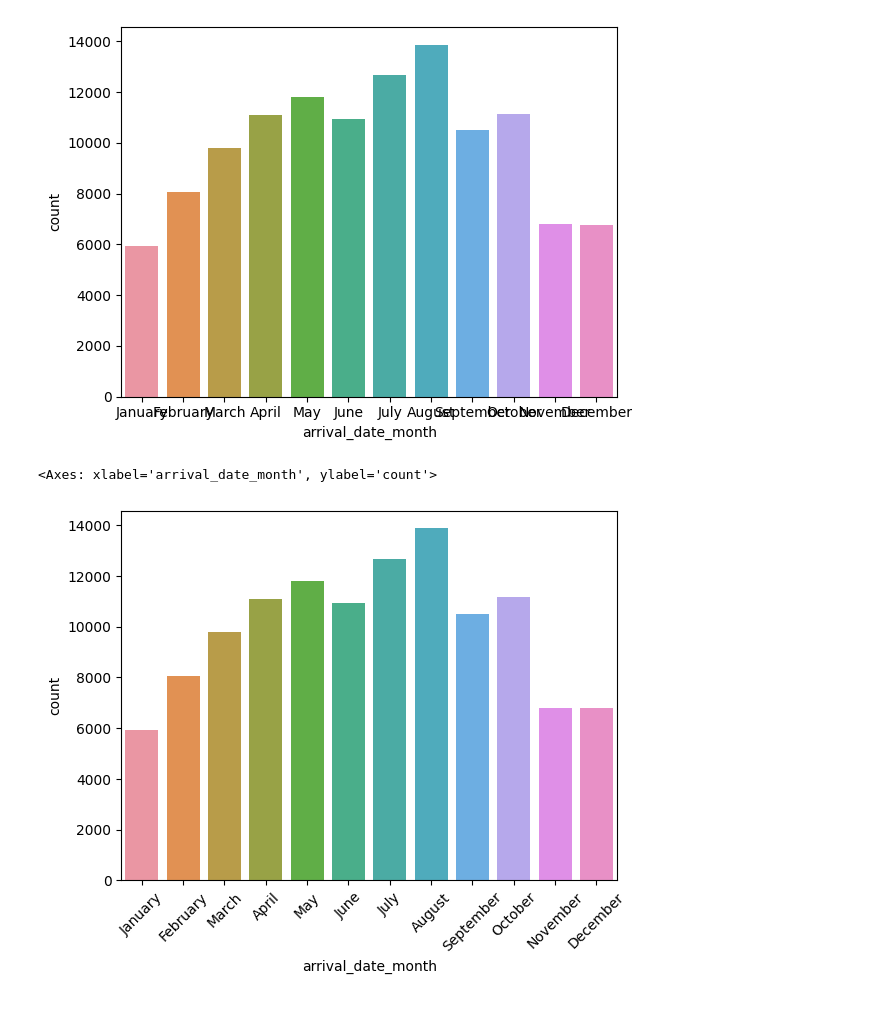
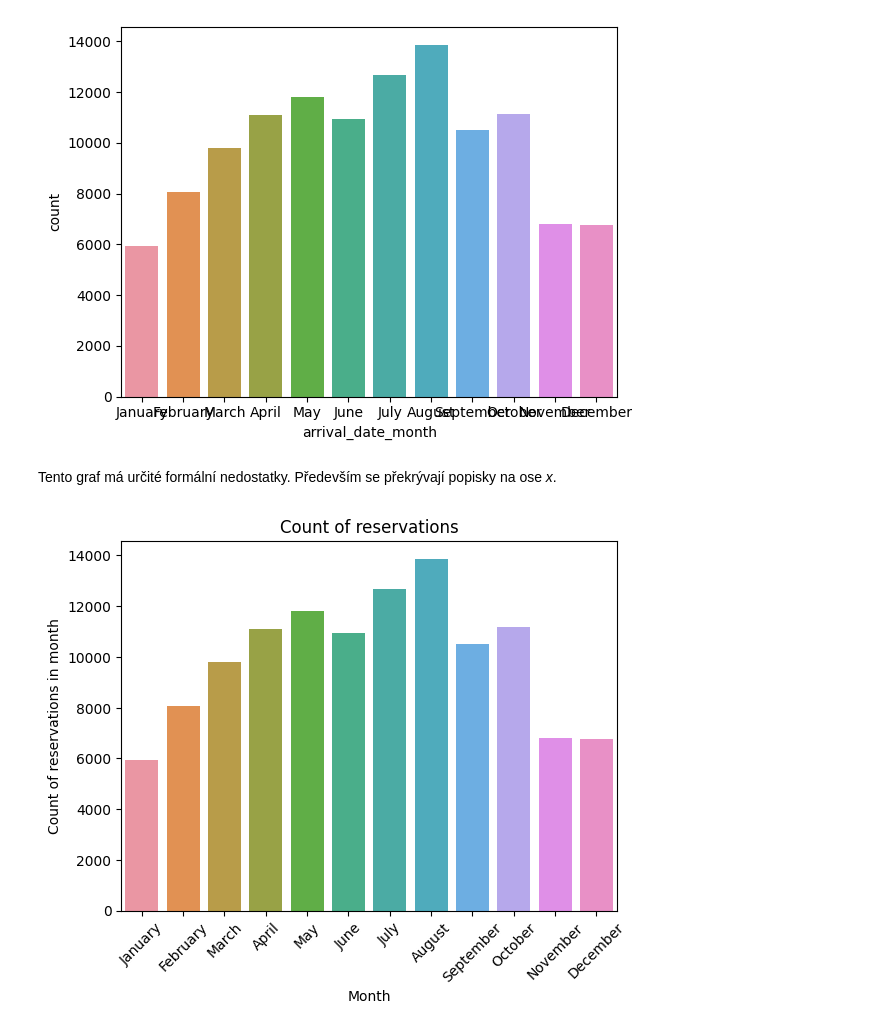
Before and after one commit to pesikj/PythonProDataScience, a Jupyter notebook: 01/lekce.ipynb, the cells around one changed output. Drawn from its saved outputs; the diff is of its cells as text; code cells hidden in the pictures.

```diff
--- a/01/lekce.ipynb
+++ b/01/lekce.ipynb
@@ -110,11 +188,14 @@ seaborn.countplot(x=data['arrival_date_month'], order = month_sorted)
 # %% [output]
 <Axes: xlabel='arrival_date_month', ylabel='count'>
 [figure]
+# %% [markdown]
+Tento graf má určité formální nedostatky. Především se překrývají popisky na ose *x*.
 # %%
-plt.xticks(rotation=45)
 month_sorted = ['January','February','March','April','May','June','July','August','September','October','November','December']
-seaborn.countplot(x=data['arrival_date_month'], order=month_sorted)
+ax = seaborn.countplot(x=data['arrival_date_month'], order=month_sorted)
+
+ax.set(xlabel="Month", ylabel="Count of reservations in month", title="Count of reservations")
+ax.tick_params(axis='x', rotation=45)
 # %% [output]
-<Axes: xlabel='arrival_date_month', ylabel='count'>
-[figure, old version]
+[figure, new version]
 # %%
```
Also changed, not shown: parts of 25 cells of this notebook.
